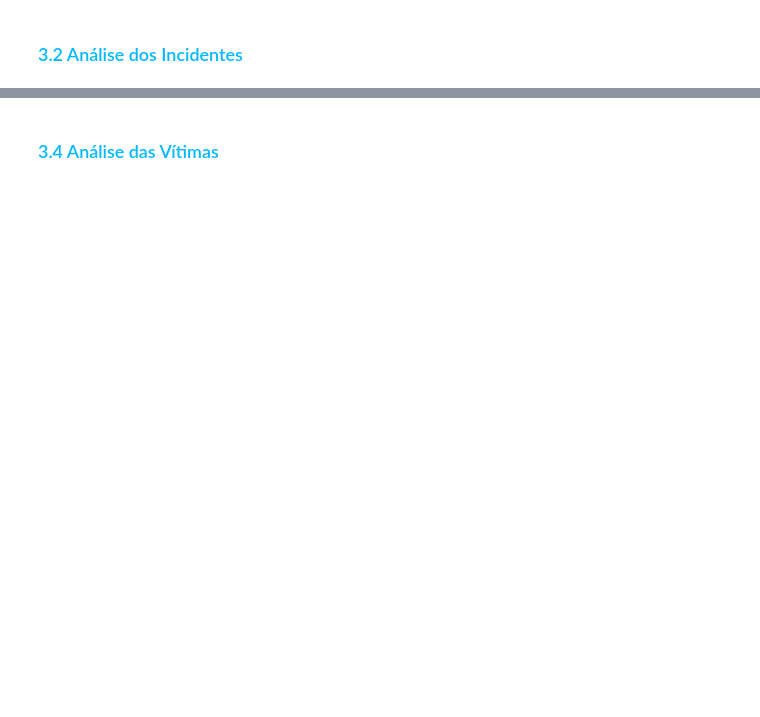
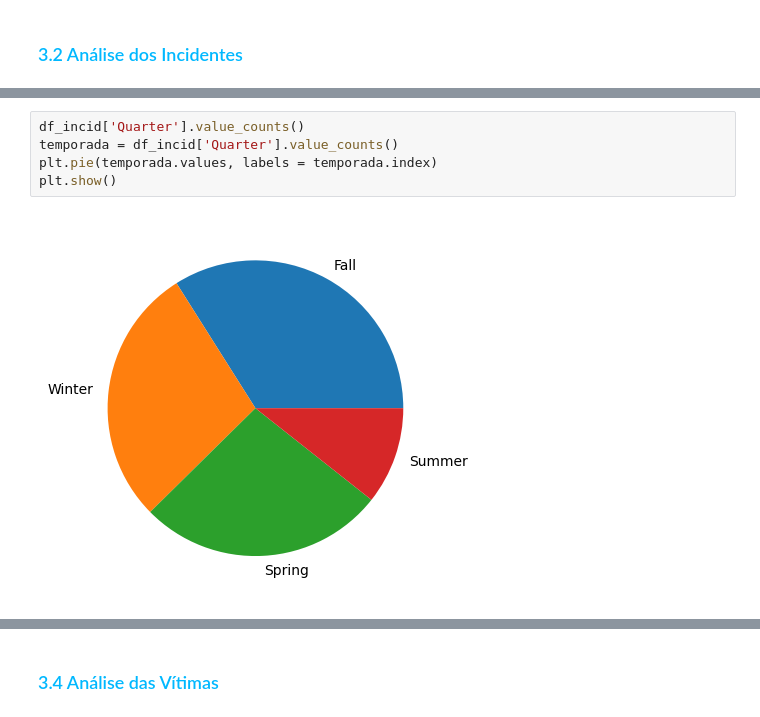
Before and after one commit to theBlueNautilus/gunviolence, a Jupyter notebook: Violência_Escolar.ipynb, the cells around one changed output, grey strips where cells are left out. Saved outputs shown, nothing was run; the diff lists cells and outputs as text; blank space fills up the shorter version.

```diff
--- a/Violência_Escolar.ipynb
+++ b/Violência_Escolar.ipynb
@@ -58,0 +107,7 @@ Realizar análise do dataset, mostrar série histórica, trazer visualizações,
+# %%
+df_incid['Quarter'].value_counts()
+temporada = df_incid['Quarter'].value_counts()
+plt.pie(temporada.values, labels = temporada.index)
+plt.show()
+# %% [output]
+[figure, added]
```
Also changed, not shown: parts of 15 cells of this notebook.
